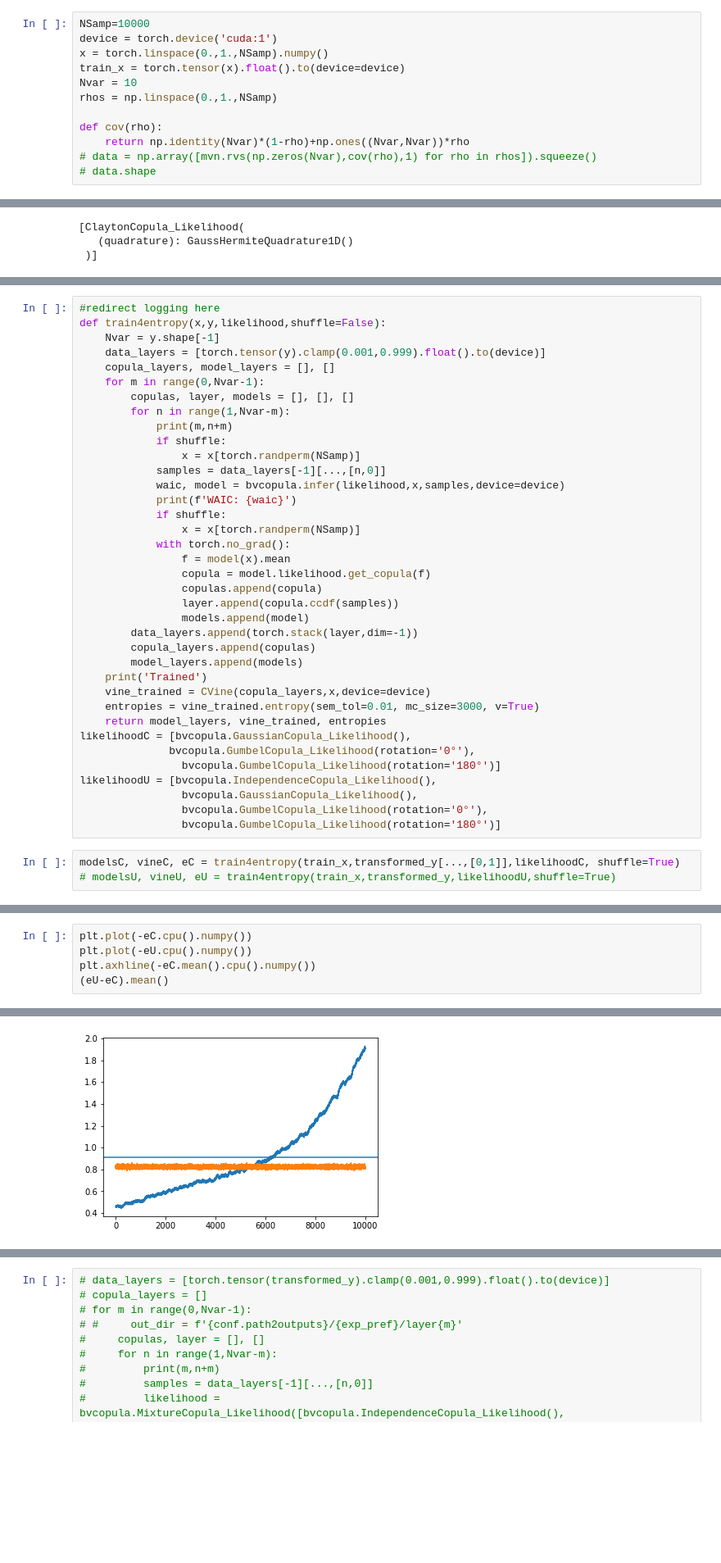
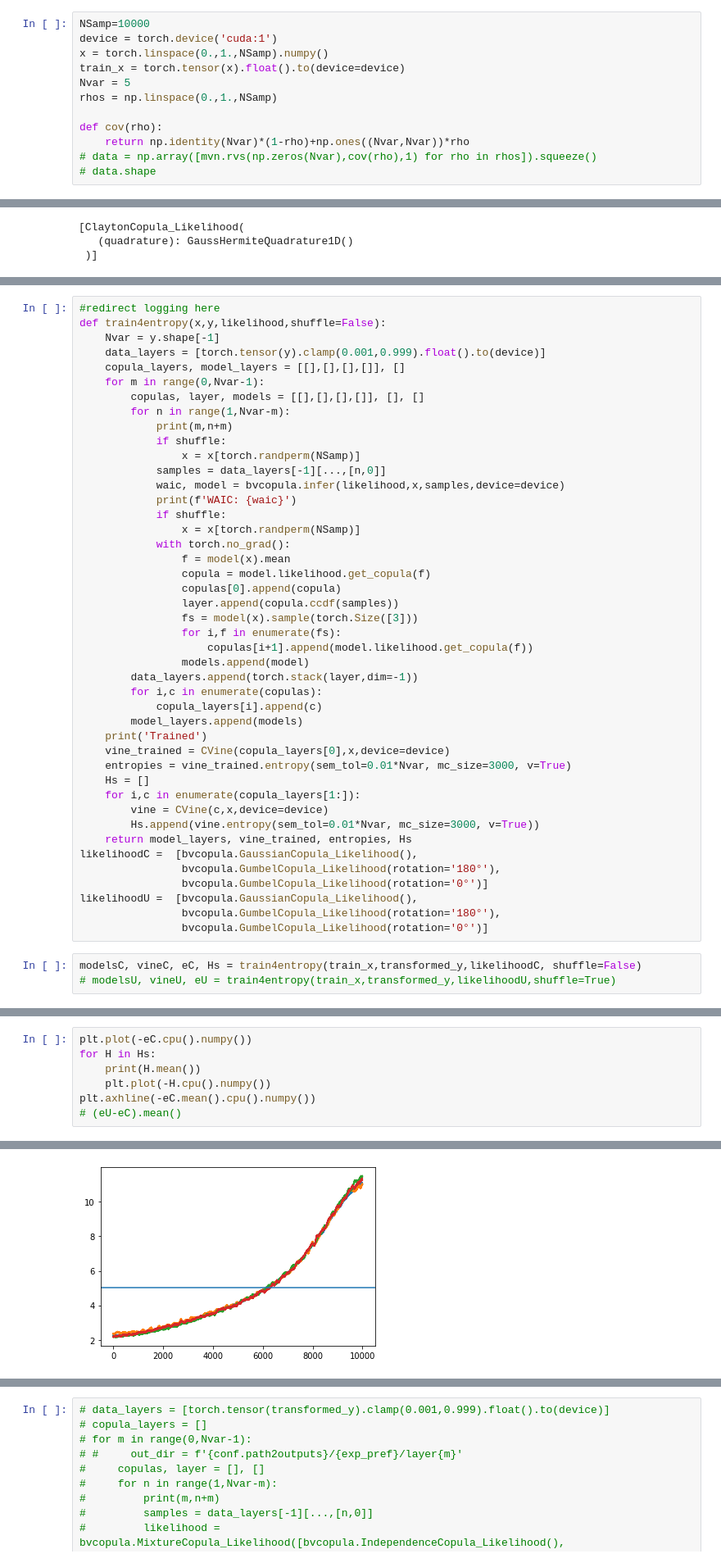
Before and after one commit to NinelK/CopulaGP, a Jupyter notebook: notebooks/vine/Benchmark_Gauss.ipynb, the cells around one changed output, grey strips where cells are left out. Shown: that part at 82% size. Cells and saved outputs as stored; diff of their text form; blank space fills up the shorter version.

Commit message:
[skip travis] Add figures and restructure benchmarking results
Minor fix in gaussian distribution for full dependence

```diff
--- a/notebooks/vine/Benchmark_Gauss.ipynb
+++ b/notebooks/vine/Benchmark_Gauss.ipynb
@@ -21,7 +21,7 @@ NSamp=10000
 device = torch.device('cuda:1')
 x = torch.linspace(0.,1.,NSamp).numpy()
 train_x = torch.tensor(x).float().to(device=device)
-Nvar = 10
+Nvar = 5
 rhos = np.linspace(0.,1.,NSamp)
 
 def cov(rho):
@@ -119,9 +106,9 @@ utils.Plot_MixModel_Param_MCMC(ax,model,torch.linspace(0,1,50,device=device),np.
 def train4entropy(x,y,likelihood,shuffle=False):
     Nvar = y.shape[-1]
     data_layers = [torch.tensor(y).clamp(0.001,0.999).float().to(device)]
-    copula_layers, model_layers = [], []
+    copula_layers, model_layers = [[],[],[],[]], []
     for m in range(0,Nvar-1):
-        copulas, layer, models = [], [], []
+        copulas, layer, models = [[],[],[],[]], [], []
         for n in range(1,Nvar-m):
             print(m,n+m)
             if shuffle:
@@ -134,25 +121,32 @@ def train4entropy(x,y,likelihood,shuffle=False):
             with torch.no_grad():
                 f = model(x).mean
                 copula = model.likelihood.get_copula(f)
-                copulas.append(copula)
+                copulas[0].append(copula)
                 layer.append(copula.ccdf(samples))
+                fs = model(x).sample(torch.Size([3]))
+                for i,f in enumerate(fs):
+                    copulas[i+1].append(model.likelihood.get_copula(f))
                 models.append(model)
         data_layers.append(torch.stack(layer,dim=-1))
-        copula_layers.append(copulas)
+        for i,c in enumerate(copulas):
+            copula_layers[i].append(c)
         model_layers.append(models)
     print('Trained')
-    vine_trained = CVine(copula_layers,x,device=device)
-    entropies = vine_trained.entropy(sem_tol=0.01, mc_size=3000, v=True)
-    return model_layers, vine_trained, entropies
-likelihoodC = [bvcopula.GaussianCopula_Likelihood(),
-              bvcopula.GumbelCopula_Likelihood(rotation='0°'),
-                bvcopula.GumbelCopula_Likelihood(rotation='180°')]
-likelihoodU = [bvcopula.IndependenceCopula_Likelihood(),
-                bvcopula.GaussianCopula_Likelihood(),
-                bvcopula.GumbelCopula_Likelihood(rotation='0°'),
-                bvcopula.GumbelCopula_Likelihood(rotation='180°')]
+    vine_trained = CVine(copula_layers[0],x,device=device)
+    entropies = vine_trained.entropy(sem_tol=0.01*Nvar, mc_size=3000, v=True)
+    Hs = []
+    for i,c in enumerate(copula_layers[1:]):
+        vine = CVine(c,x,device=device)
+        Hs.append(vine.entropy(sem_tol=0.01*Nvar, mc_size=3000, v=True))
+    return model_layers, vine_trained, entropies, Hs
+likelihoodC =  [bvcopula.GaussianCopula_Likelihood(),
+                bvcopula.GumbelCopula_Likelihood(rotation='180°'),
+                bvcopula.GumbelCopula_Likelihood(rotation='0°')]
+likelihoodU =  [bvcopula.GaussianCopula_Likelihood(),
+                bvcopula.GumbelCopula_Likelihood(rotation='180°'),
+                bvcopula.GumbelCopula_Likelihood(rotation='0°')]
 # %%
-modelsC, vineC, eC = train4entropy(train_x,transformed_y[...,[0,1]],likelihoodC, shuffle=True)
+modelsC, vineC, eC, Hs = train4entropy(train_x,transformed_y,likelihoodC, shuffle=False)
 # modelsU, vineU, eU = train4entropy(train_x,transformed_y,likelihoodU,shuffle=True)
 # %% [output]
 0 1
@@ -161,6 +182,8 @@ Trained
 # %%
 plt.plot(-eC.cpu().numpy())
-plt.plot(-eU.cpu().numpy())
+for H in Hs:
+    print(H.mean())
+    plt.plot(-H.cpu().numpy())
 plt.axhline(-eC.mean().cpu().numpy())
-(eU-eC).mean()
+# (eU-eC).mean()
 # %% [output]
@@ -168 +194 @@ tensor(0.0890, device='cuda:1')
-[figure, old version]
+[figure, new version]
```
Also changed, not shown: parts of 11 cells of this notebook, 7 other files.
